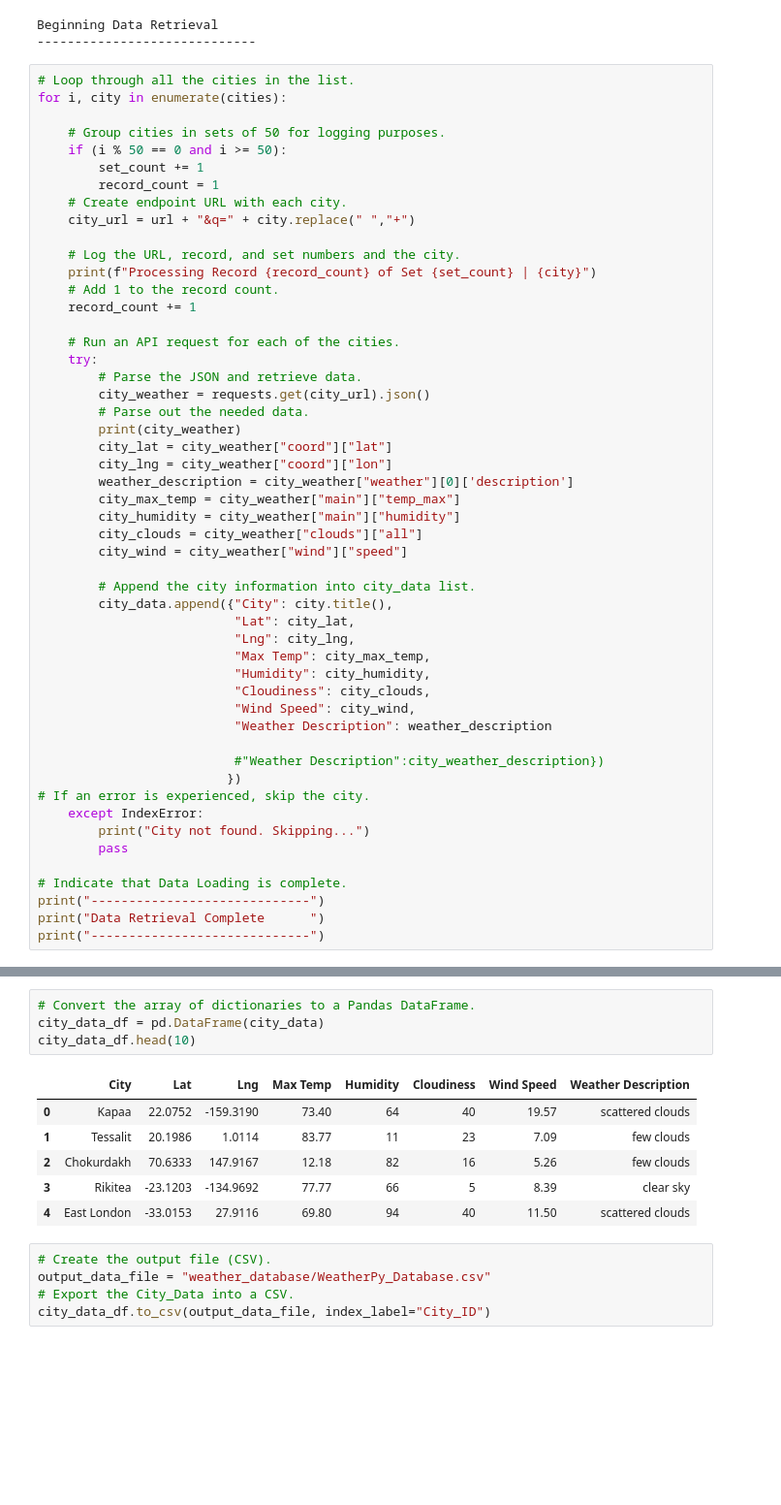
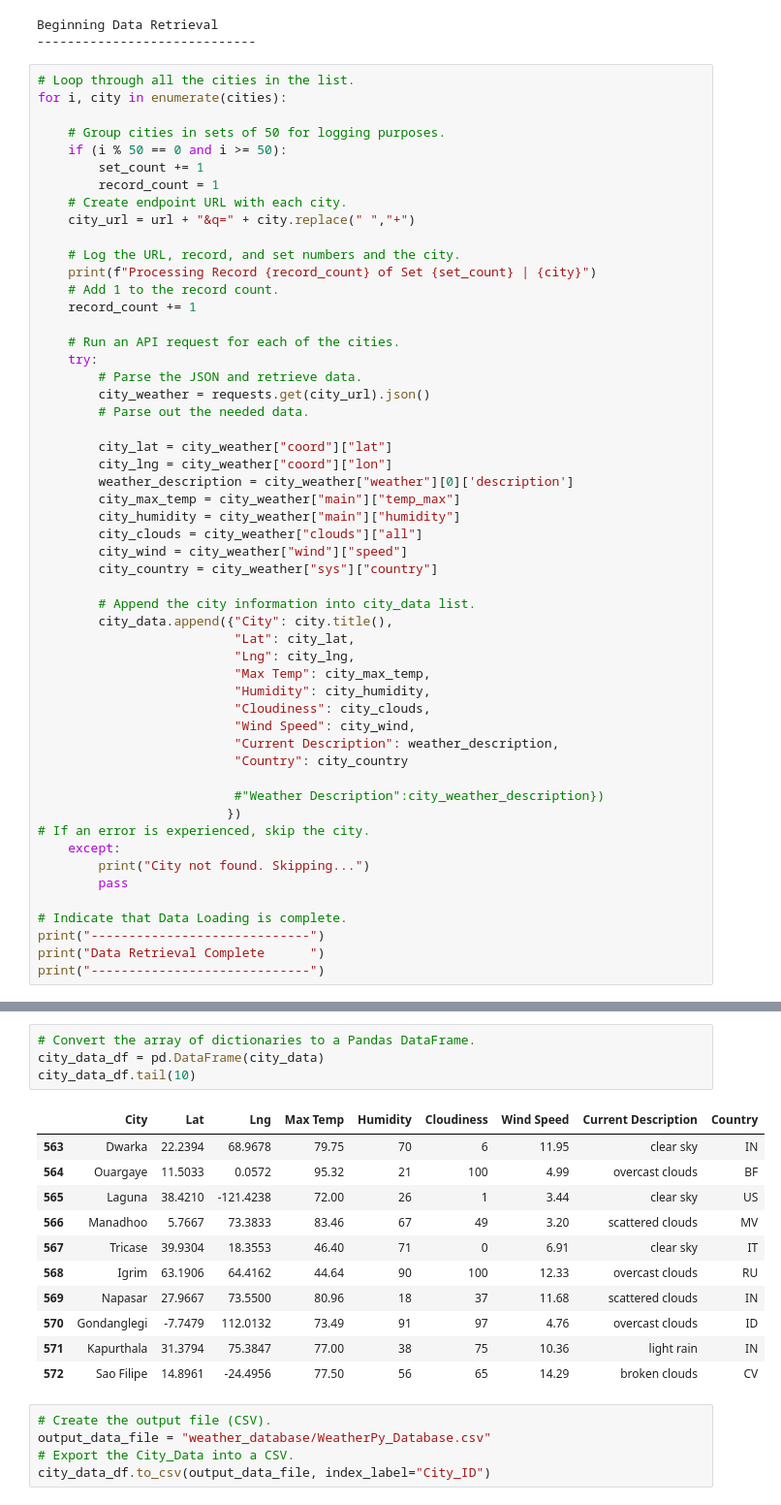
Before and after one commit to YanLuong/World_Weather_Analysis, a Jupyter notebook: Weather_Database.ipynb, the cells around one changed output, grey strips where cells are left out. Shown: that part at 97% size. Drawn from its saved outputs; the diff is of its cells as text; blank space fills up the shorter version.

```diff
--- a/Weather_Database.ipynb
+++ b/Weather_Database.ipynb
@@ -103,7 +127,7 @@ for i, city in enumerate(cities):
         # Parse the JSON and retrieve data.
         city_weather = requests.get(city_url).json()
         # Parse out the needed data.
-        print(city_weather)
+
         city_lat = city_weather["coord"]["lat"]
         city_lng = city_weather["coord"]["lon"]
         weather_description = city_weather["weather"][0]['description']
@@ -111,6 +135,7 @@ for i, city in enumerate(cities):
         city_humidity = city_weather["main"]["humidity"]
         city_clouds = city_weather["clouds"]["all"]
         city_wind = city_weather["wind"]["speed"]
+        city_country = city_weather["sys"]["country"]
 
         # Append the city information into city_data list.
         city_data.append({"City": city.title(),
@@ -120,12 +145,13 @@ for i, city in enumerate(cities):
                           "Humidity": city_humidity,
                           "Cloudiness": city_clouds,
                           "Wind Speed": city_wind,
-                          "Weather Description": weather_description
+                          "Current Description": weather_description,
+                          "Country": city_country
 
                           #"Weather Description":city_weather_description})
                          })
 # If an error is experienced, skip the city.
-    except IndexError:
+    except:
         print("City not found. Skipping...")
         pass
 
@@ -150,14 +180,19 @@ Data Retrieval Complete
 # %%
 # Convert the array of dictionaries to a Pandas DataFrame.
 city_data_df = pd.DataFrame(city_data)
-city_data_df.head(10)
+city_data_df.tail(10)
 # %% [output]
-|  | City | Lat | Lng | Max Temp | Humidity | Cloudiness | Wind Speed | Weather Description |
-| 0 | Kapaa | 22.0752 | -159.3190 | 73.40 | 64 | 40 | 19.57 | scattered clouds |
-| 1 | Tessalit | 20.1986 | 1.0114 | 83.77 | 11 | 23 | 7.09 | few clouds |
-| 2 | Chokurdakh | 70.6333 | 147.9167 | 12.18 | 82 | 16 | 5.26 | few clouds |
-| 3 | Rikitea | -23.1203 | -134.9692 | 77.77 | 66 | 5 | 8.39 | clear sky |
-| 4 | East London | -33.0153 | 27.9116 | 69.80 | 94 | 40 | 11.50 | scattered clouds |
+|  | City | Lat | Lng | Max Temp | Humidity | Cloudiness | Wind Speed | Current Description | Country |
+| 563 | Dwarka | 22.2394 | 68.9678 | 79.75 | 70 | 6 | 11.95 | clear sky | IN |
+| 564 | Ouargaye | 11.5033 | 0.0572 | 95.32 | 21 | 100 | 4.99 | overcast clouds | BF |
+| 565 | Laguna | 38.4210 | -121.4238 | 72.00 | 26 | 1 | 3.44 | clear sky | US |
+| 566 | Manadhoo | 5.7667 | 73.3833 | 83.46 | 67 | 49 | 3.20 | scattered clouds | MV |
+| 567 | Tricase | 39.9304 | 18.3553 | 46.40 | 71 | 0 | 6.91 | clear sky | IT |
+| 568 | Igrim | 63.1906 | 64.4162 | 44.64 | 90 | 100 | 12.33 | overcast clouds | RU |
+| 569 | Napasar | 27.9667 | 73.5500 | 80.96 | 18 | 37 | 11.68 | scattered clouds | IN |
+| 570 | Gondanglegi | -7.7479 | 112.0132 | 73.49 | 91 | 97 | 4.76 | overcast clouds | ID |
+| 571 | Kapurthala | 31.3794 | 75.3847 | 77.00 | 38 | 75 | 10.36 | light rain | IN |
+| 572 | Sao Filipe | 14.8961 | -24.4956 | 77.50 | 56 | 65 | 14.29 | broken clouds | CV |
 # %%
 # Create the output file (CSV).
 output_data_file = "weather_database/WeatherPy_Database.csv"
```
Also changed, not shown: parts of 4 cells of this notebook.
